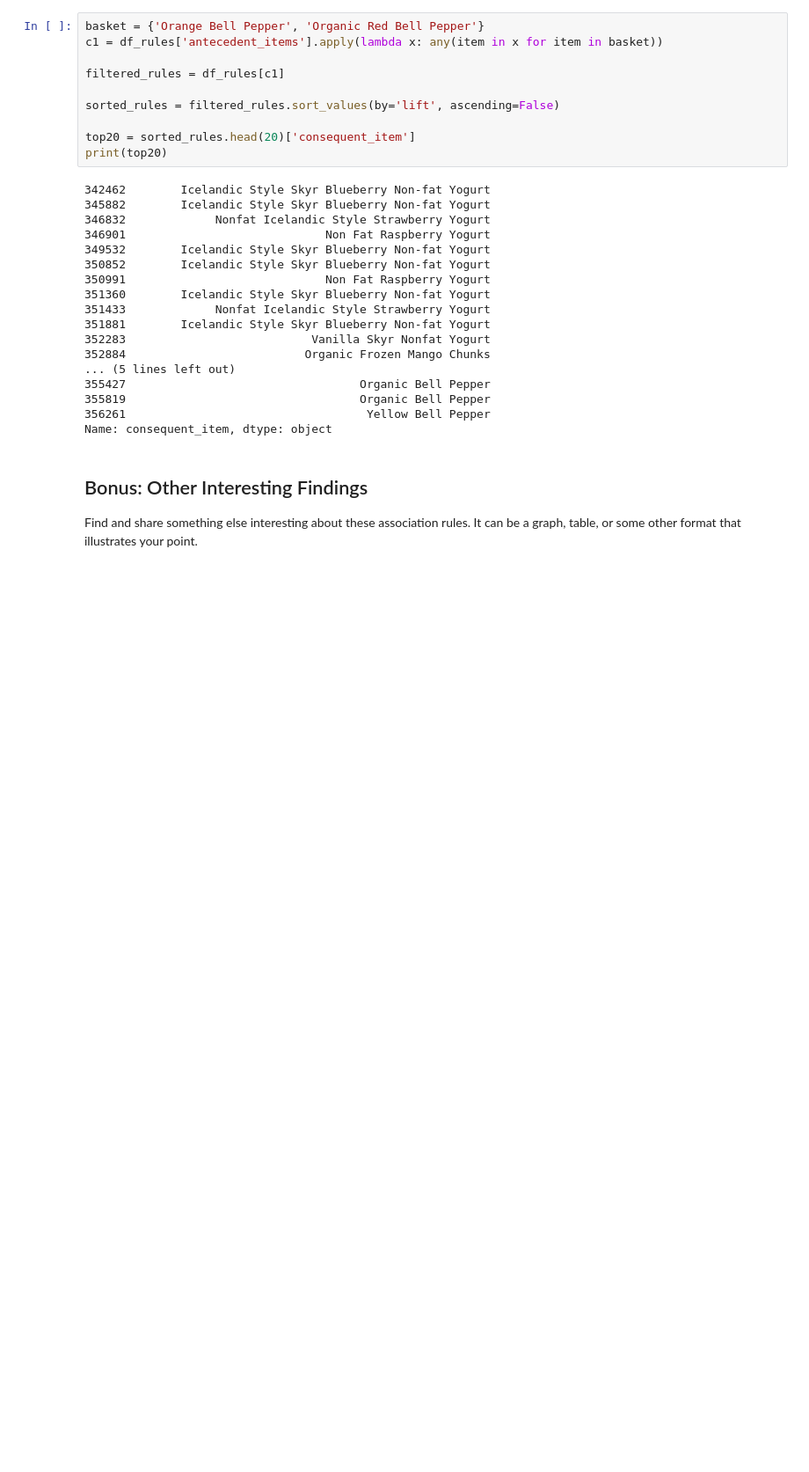
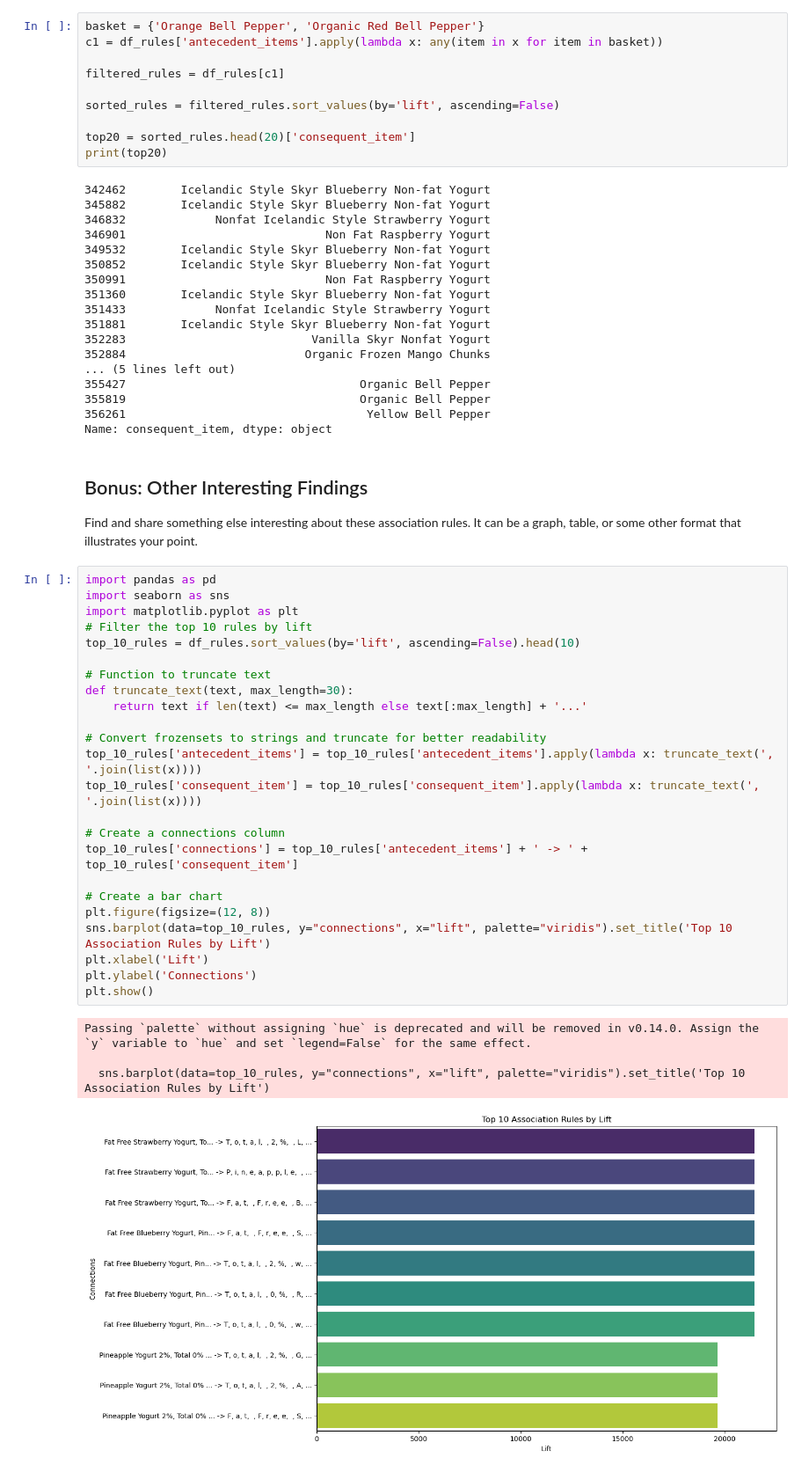
Before and after one commit to ahmadbasyouni10/my-fork-2024-DS-CTP, a Jupyter notebook: Week-05-Unsupervised-Learning/AB Exercise 5.ipynb, the cells around one changed output. Shown: that part at 88% size. Saved outputs shown, nothing was run; the diff lists cells and outputs as text; blank space fills up the shorter version.

Commit message:
Top 10 rules

```diff
--- a/Week-05-Unsupervised-Learning/AB Exercise 5.ipynb
+++ b/Week-05-Unsupervised-Learning/AB Exercise 5.ipynb
@@ -233,3 +233,32 @@ Name: consequent_item, dtype: object
 ## Bonus: Other Interesting Findings
 
 Find and share something else interesting about these association rules. It can be a graph, table, or some other format that illustrates your point.
+# %%
+import pandas as pd
+import seaborn as sns
+import matplotlib.pyplot as plt
+# Filter the top 10 rules by lift
+top_10_rules = df_rules.sort_values(by='lift', ascending=False).head(10)
+
+# Function to truncate text
+def truncate_text(text, max_length=30):
+    return text if len(text) <= max_length else text[:max_length] + '...'
+
+# Convert frozensets to strings and truncate for better readability
+top_10_rules['antecedent_items'] = top_10_rules['antecedent_items'].apply(lambda x: truncate_text(', '.join(list(x))))
+top_10_rules['consequent_item'] = top_10_rules['consequent_item'].apply(lambda x: truncate_text(', '.join(list(x))))
+
+# Create a connections column
+top_10_rules['connections'] = top_10_rules['antecedent_items'] + ' -> ' + top_10_rules['consequent_item']
+
+# Create a bar chart
+plt.figure(figsize=(12, 8))
+sns.barplot(data=top_10_rules, y="connections", x="lift", palette="viridis").set_title('Top 10 Association Rules by Lift')
+plt.xlabel('Lift')
+plt.ylabel('Connections')
+plt.show()
+# %% [output]
+Passing `palette` without assigning `hue` is deprecated and will be removed in v0.14.0. Assign the `y` variable to `hue` and set `legend=False` for the same effect.
+
+  sns.barplot(data=top_10_rules, y="connections", x="lift", palette="viridis").set_title('Top 10 Association Rules by Lift')
+[figure, added]
```
